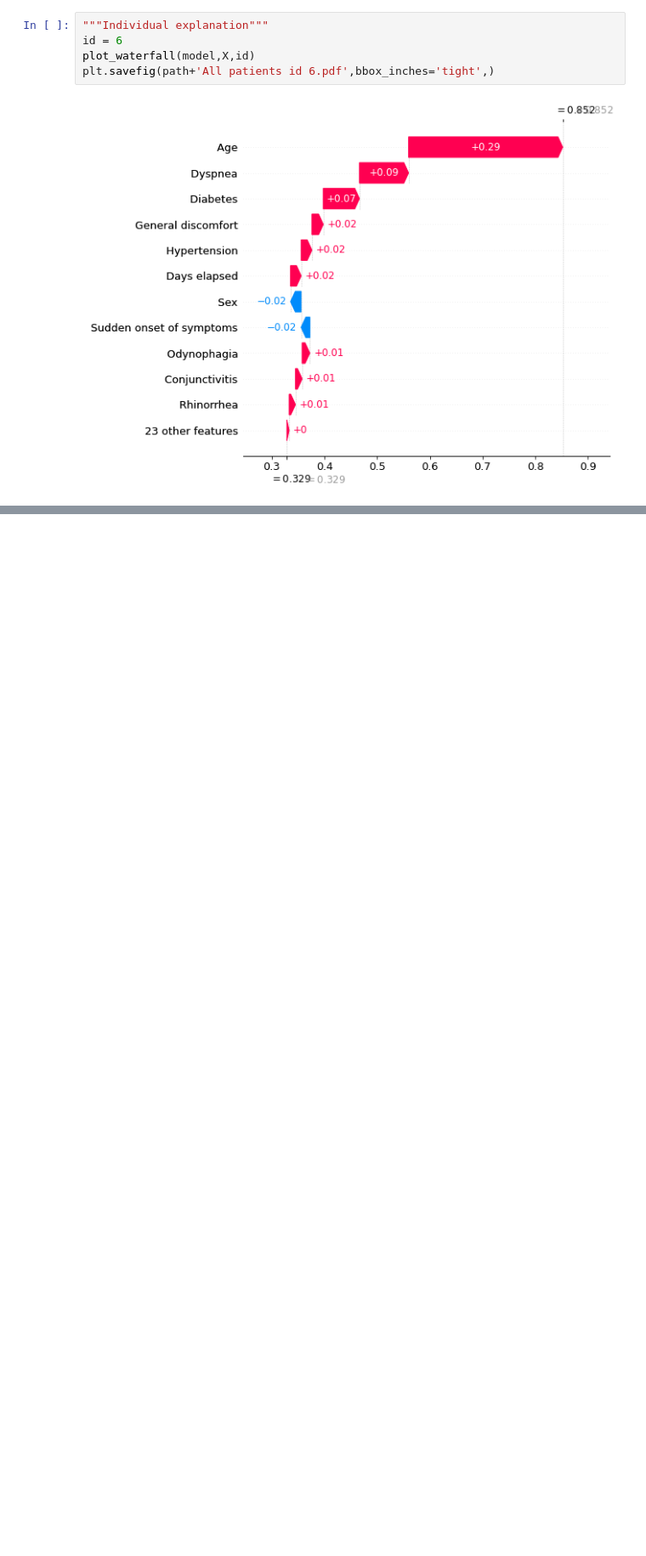
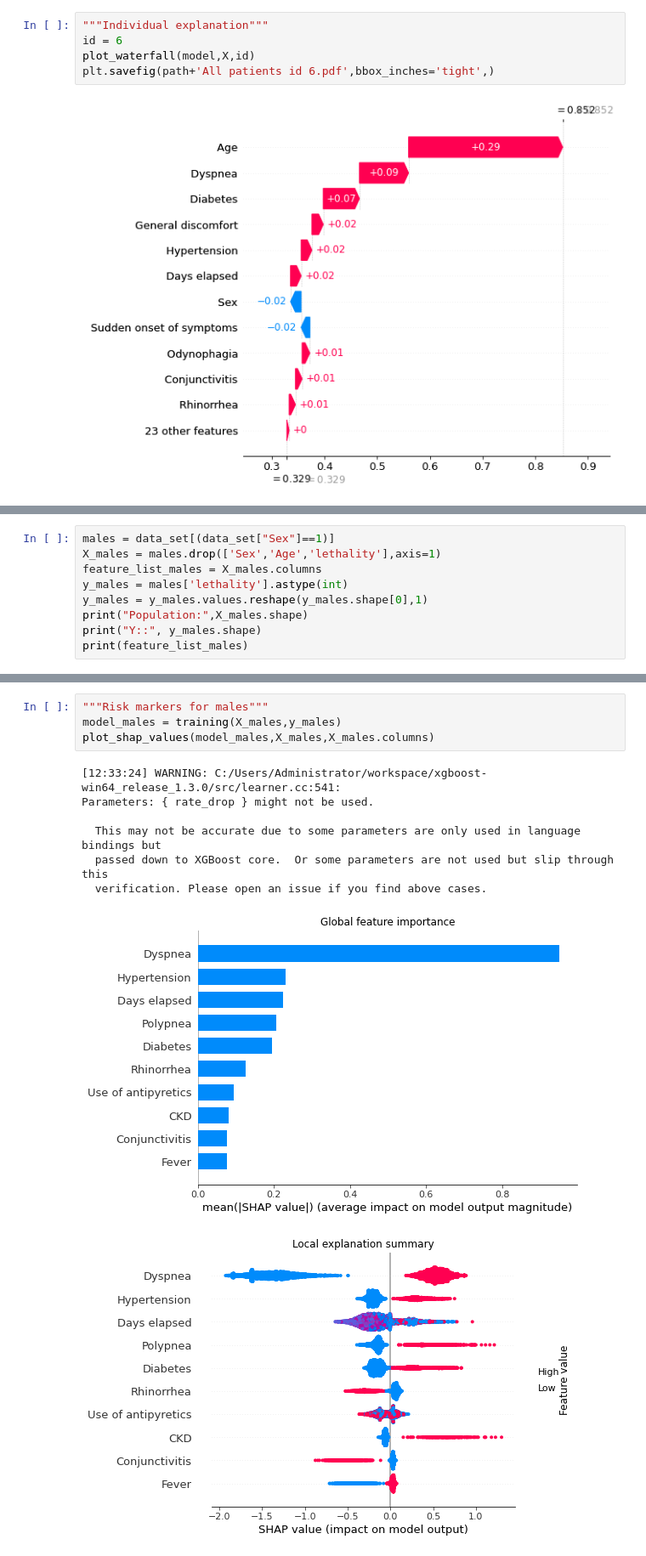
Before and after one commit to rojas-mariano-salvador/Lethality-markers-for-COVID-19, a Jupyter notebook: Risk markers/SHAP approach.ipynb, the cells around one changed output, grey strips where cells are left out. Shown at 85% size. Drawn from its saved outputs; the diff is of its cells as text; blank space fills up the shorter version.

```diff
--- a/Risk markers/SHAP approach.ipynb
+++ b/Risk markers/SHAP approach.ipynb
@@ -992,0 +215,9 @@ plt.savefig(path+'Patients women 70 id 62.pdf',bbox_inches='tight',)
+# %%
+males = data_set[(data_set["Sex"]==1)]
+X_males = males.drop(['Sex','Age','lethality'],axis=1)
+feature_list_males = X_males.columns
+y_males = males['lethality'].astype(int)
+y_males = y_males.values.reshape(y_males.shape[0],1)
+print("Population:",X_males.shape)
+print("Y::", y_males.shape)
+print(feature_list_males)
@@ -992,0 +244,13 @@ plt.savefig(path+'Patients women 70 id 62.pdf',bbox_inches='tight',)
+# %%
+"""Risk markers for males"""
+model_males = training(X_males,y_males)
+plot_shap_values(model_males,X_males,X_males.columns)
+# %% [output]
+[12:33:24] WARNING: C:/Users/Administrator/workspace/xgboost-win64_release_1.3.0/src/learner.cc:541:
+Parameters: { rate_drop } might not be used.
+
+  This may not be accurate due to some parameters are only used in language bindings but
+  passed down to XGBoost core.  Or some parameters are not used but slip through this
+  verification. Please open an issue if you find above cases.
+[figure, added]
+[figure, added]
```
Also changed, not shown: parts of 131 cells of this notebook.
